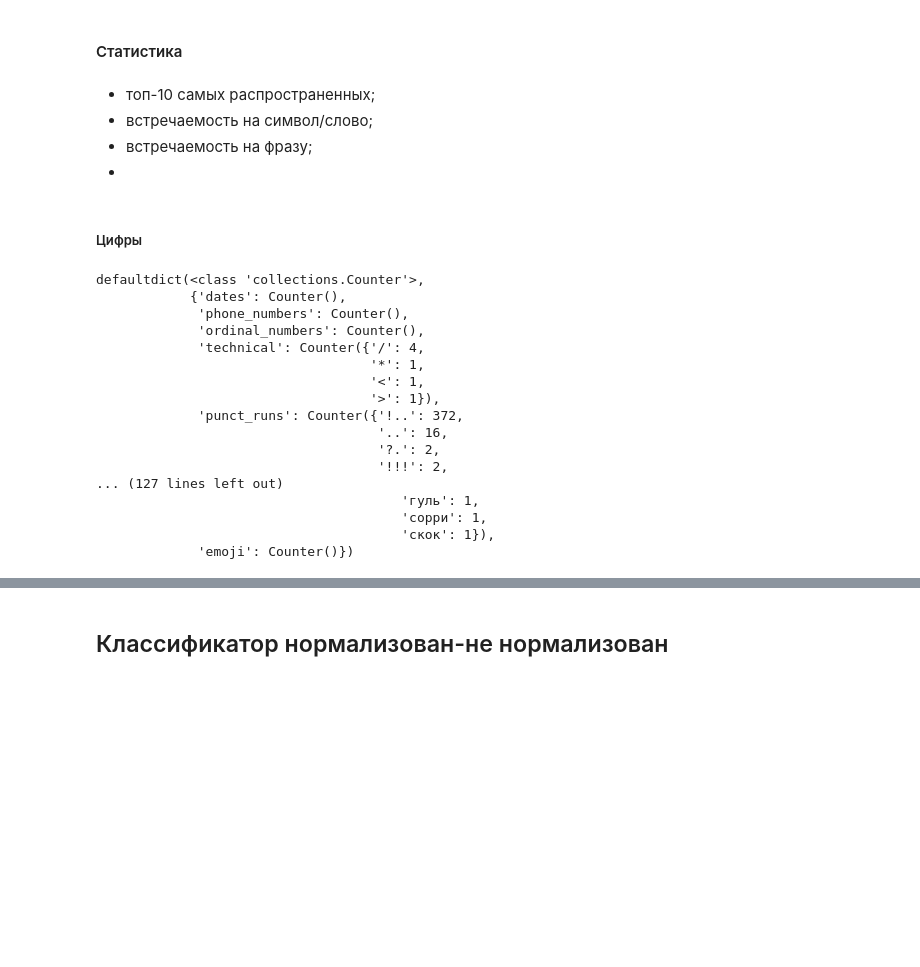
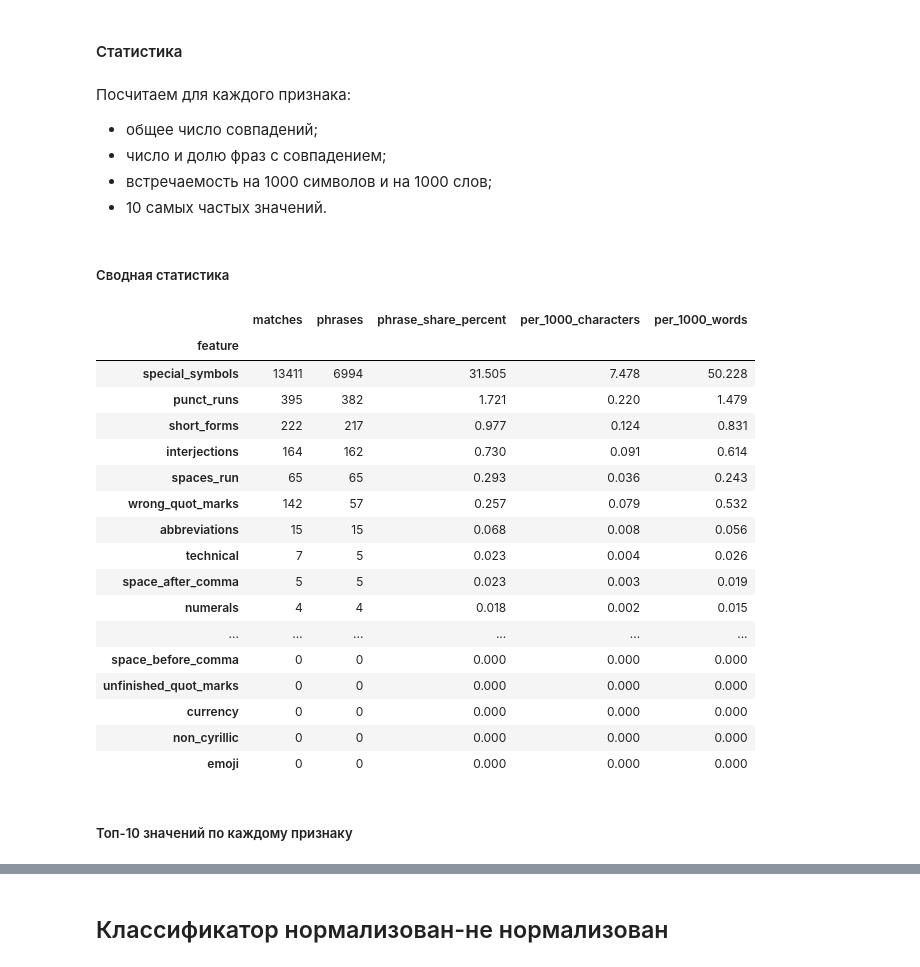
Before and after one commit to ivanVgusev/tts_labs_itmo, a Jupyter notebook: labs/lab1_text/lab1.ipynb, the cells around one changed output, grey strips where cells are left out. Saved outputs shown, nothing was run; the diff lists cells and outputs as text; code cells hidden in the pictures; blank space fills up the shorter version.

```diff
--- a/labs/lab1_text/lab1.ipynb
+++ b/labs/lab1_text/lab1.ipynb
@@ -294,9 +306,11 @@ class EntryStatistics:
 # %% [markdown]
 #### Статистика
 # %% [markdown]
-* топ-10 самых распространенных;
-* встречаемость на символ/слово;
-* встречаемость на фразу;
-*
+Посчитаем для каждого признака:
+
+* общее число совпадений;
+* число и долю фраз с совпадением;
+* встречаемость на 1000 символов и на 1000 слов;
+* 10 самых частых значений.
 # %%
 stats = defaultdict(Counter)
@@ -309,22 +327,39 @@ for phrase in RUSLAN_METADATA.iterrows():
 # %% [markdown]
-##### Цифры
+##### Сводная статистика
 # %%
-pprint(stats, width=60, sort_dicts=False)
+statistics = []
+for feature, counter in stats.items():
+    matches = sum(counter.values())
+    phrases = phrases_with_feature[feature]
+    statistics.append({
+        "feature": feature,
+        "matches": matches,
+        "phrases": phrases,
+        "phrase_share_percent": phrases / len(RUSLAN_METADATA) * 100,
+        "per_1000_characters": matches / total_characters * 1000,
+        "per_1000_words": matches / total_words * 1000,
+    })
+
+statistics_df = pd.DataFrame(statistics).set_index("feature")
+statistics_df.sort_values("phrases", ascending=False).round(3)
 # %% [output]
-defaultdict(<class 'collections.Counter'>,
-            {'dates': Counter(),
-             'phone_numbers': Counter(),
-             'ordinal_numbers': Counter(),
-             'technical': Counter({'/': 4,
-                                   '*': 1,
-                                   '<': 1,
-                                   '>': 1}),
-             'punct_runs': Counter({'!..': 372,
-                                    '..': 16,
-                                    '?.': 2,
-                                    '!!!': 2,
-... (127 lines left out)
-                                       'гуль': 1,
-                                       'сорри': 1,
-                                       'скок': 1}),
-             'emoji': Counter()})
+|  | matches | phrases | phrase_share_percent | per_1000_characters | per_1000_words |
+| feature |  |  |  |  |  |
+| special_symbols | 13411 | 6994 | 31.505 | 7.478 | 50.228 |
+| punct_runs | 395 | 382 | 1.721 | 0.220 | 1.479 |
+| short_forms | 222 | 217 | 0.977 | 0.124 | 0.831 |
+| interjections | 164 | 162 | 0.730 | 0.091 | 0.614 |
+| spaces_run | 65 | 65 | 0.293 | 0.036 | 0.243 |
+| wrong_quot_marks | 142 | 57 | 0.257 | 0.079 | 0.532 |
+| abbreviations | 15 | 15 | 0.068 | 0.008 | 0.056 |
+| technical | 7 | 5 | 0.023 | 0.004 | 0.026 |
+| space_after_comma | 5 | 5 | 0.023 | 0.003 | 0.019 |
+| numerals | 4 | 4 | 0.018 | 0.002 | 0.015 |
+| ... | ... | ... | ... | ... | ... |
+| space_before_comma | 0 | 0 | 0.000 | 0.000 | 0.000 |
+| unfinished_quot_marks | 0 | 0 | 0.000 | 0.000 | 0.000 |
+| currency | 0 | 0 | 0.000 | 0.000 | 0.000 |
+| non_cyrillic | 0 | 0 | 0.000 | 0.000 | 0.000 |
+| emoji | 0 | 0 | 0.000 | 0.000 | 0.000 |
+# %% [markdown]
+##### Топ-10 значений по каждому признаку
```
Also changed, not shown: parts of 30 cells of this notebook, 10 other files.
